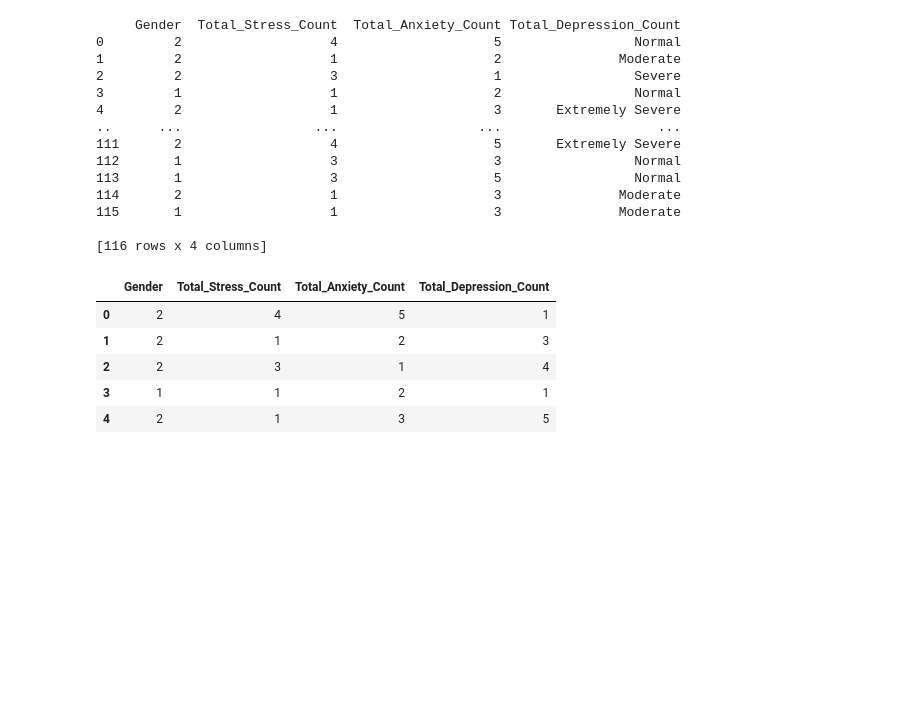
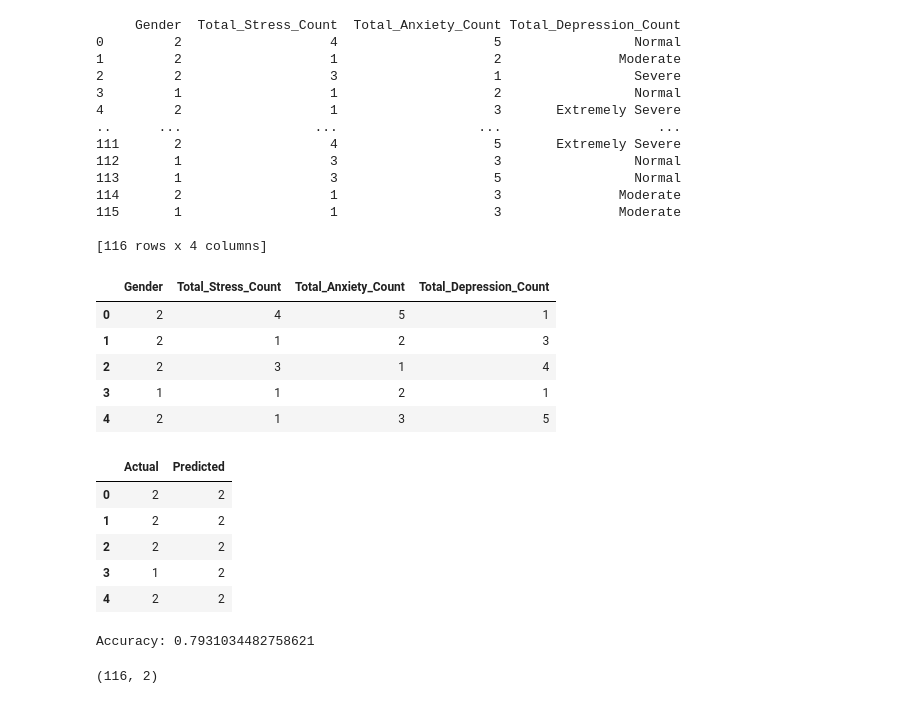
Before and after one commit to Anmol-dot-cyber/Data_Science_Projects, a Jupyter notebook: Stress_Anxiety_Depression_Python/Python_SAD_Project .ipynb, the cells around one changed output. Cells and saved outputs as stored; diff of their text form; code cells hidden in the pictures; blank space fills up the shorter version.

```diff
--- a/Stress_Anxiety_Depression_Python/Python_SAD_Project .ipynb
+++ b/Stress_Anxiety_Depression_Python/Python_SAD_Project .ipynb
@@ -669,3 +669,15 @@ x_test = Test_ld.drop(['Gender'],axis=1)
 y_test = Test_ld.Gender
 # %%
 prediction = D_T.predict(x_test)
+# %%
+D_Tdfm = pd.DataFrame(data={'Actual':y_test,'Predicted':prediction})
+D_Tdfm.head()
+#pd.DataFrame("actual",y_test),("predicted",prediction)
+#print(sqrt(mean_squared_error(ytest, prediction)))
+# %% [output]
+|  | Actual | Predicted |
+| 0 | 2 | 2 |
+| 1 | 2 | 2 |
+| 2 | 2 | 2 |
+| 3 | 1 | 2 |
+| 4 | 2 | 2 |
@@ -671,0 +693,8 @@ prediction = D_T.predict(x_test)
+# %%
+print("Accuracy:",metrics.accuracy_score(y_test, y_pred))
+# %% [output]
+Accuracy: 0.7931034482758621
+# %%
+D_Tdfm.shape
+# %% [output]
+(116, 2)
```
Also changed, not shown: parts of 7 cells of this notebook.
